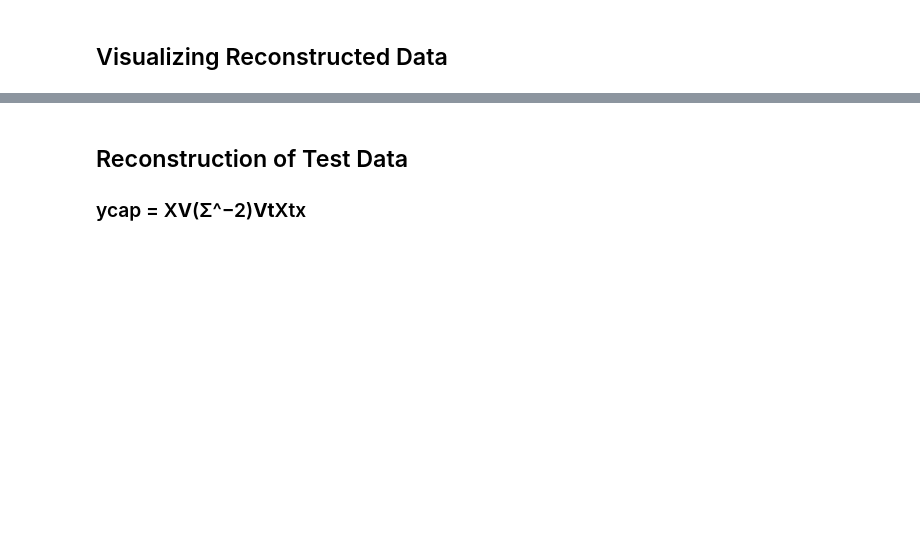
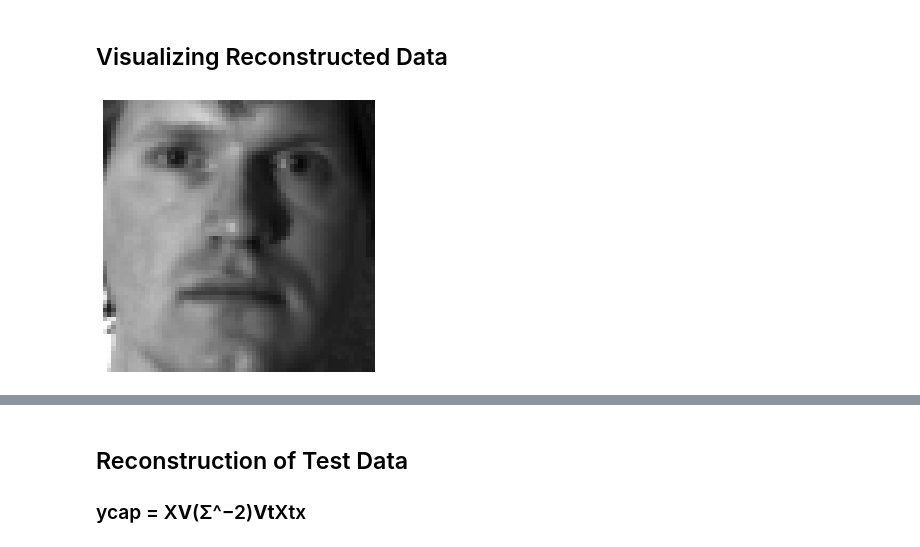
Before and after one commit to deshabhakt/Sem-II, a Jupyter notebook: MachineLearning/ML-Programs/Assignment-1/2-2-DualPCA-YaleFaceDatabase.ipynb, the cells around one changed output, grey strips where cells are left out. Saved outputs shown, nothing was run; the diff lists cells and outputs as text; code cells hidden in the pictures; blank space fills up the shorter version.

```diff
--- a/MachineLearning/ML-Programs/Assignment-1/2-2-DualPCA-YaleFaceDatabase.ipynb
+++ b/MachineLearning/ML-Programs/Assignment-1/2-2-DualPCA-YaleFaceDatabase.ipynb
@@ -149,5 +148,12 @@ print(Xcap.shape)
 # %% [markdown]
 ## Visualizing Reconstructed Data
+# %%
+img = plt.imshow(Xcap[:,5].reshape(64,64).T)
+img.set_cmap('gray')
+plt.axis('off')
+plt.show()
+# %% [output]
+[figure, added]
 # %%
 plt.figure(figsize=(16,20))
 for i in range(1,81):
```
Also changed, not shown: parts of 41 cells of this notebook, 3 other files.
